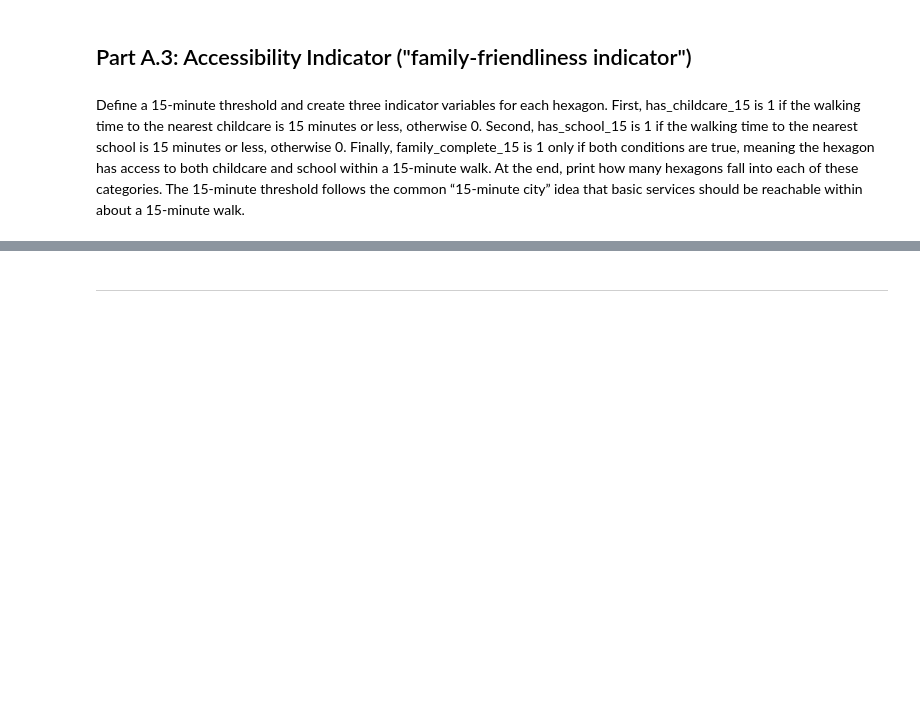
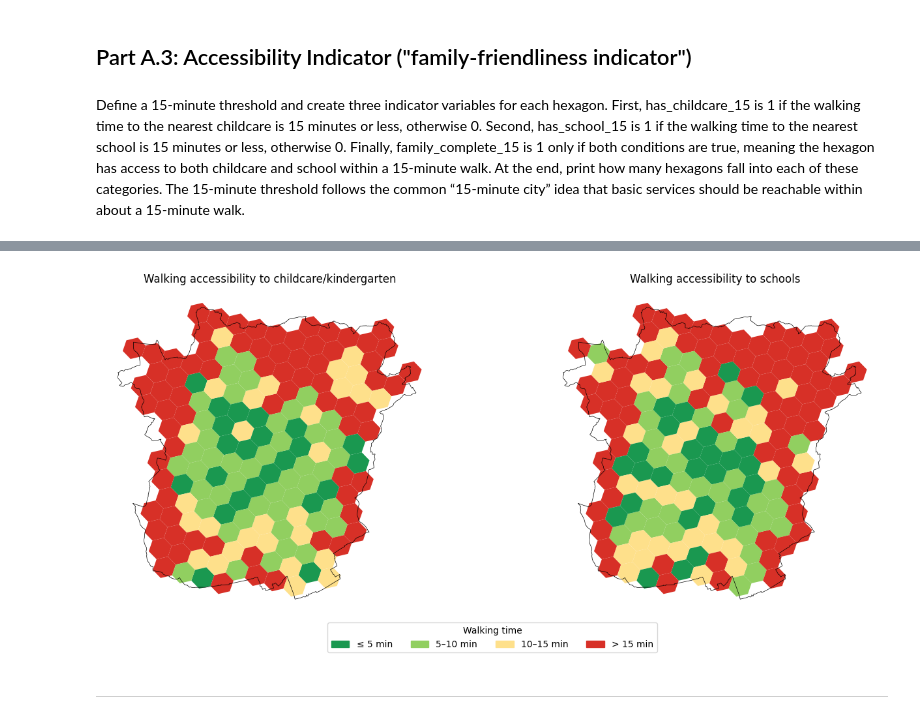
Before and after one commit to miriam-ee/GIS_FinalProject_Group2, a Jupyter notebook: group2_final.ipynb, the cells around one changed output, grey strips where cells are left out. Drawn from its saved outputs; the diff is of its cells as text; code cells hidden in the pictures; blank space fills up the shorter version.

```diff
--- a/group2_final.ipynb
+++ b/group2_final.ipynb
@@ -738,2 +756,77 @@ plt.show()
+# %%
+
+
+fig, ax = plt.subplots(1, 2, figsize=(14, 6))
+
+gdf_hex_plot = gdf_hexagons_graz.copy()
+
+# ---------- Threshold definition ----------
+bins = [0, 5, 10, 15, 60]
+labels = ["≤ 5 min", "5–10 min", "10–15 min", "> 15 min"]
+
+gdf_hex_plot["childcare_class"] = pd.cut(
+    gdf_hex_plot["t_childcare_min"],
+    bins=bins,
+    labels=labels,
+    include_lowest=True
+)
+
+gdf_hex_plot["school_class"] = pd.cut(
+    gdf_hex_plot["t_school_min"],
+    bins=bins,
+    labels=labels,
+    include_lowest=True
+)
+
+# ---------- Colormap (good → poor) ----------
+cmap = ListedColormap([
+    "#1a9850",  # very good
+    "#91cf60",  # good
+    "#fee08b",  # moderate
+    "#d73027"   # poor
+])
+
+# ---------- Plot 1: Childcare ----------
+gdf_hex_plot.plot(
+    column="childcare_class",
+    ax=ax[0],
+    cmap=cmap,
+    edgecolor="none",
+    legend=False
+)
+gdf_graz.boundary.plot(ax=ax[0], color="black", linewidth=0.5)
+ax[0].set_title("Walking accessibility to childcare/kindergarten")
+ax[0].set_axis_off()
+
+# ---------- Plot 2: Schools ----------
+gdf_hex_plot.plot(
+    column="school_class",
+    ax=ax[1],
+    cmap=cmap,
+    edgecolor="none",
+    legend=False
+)
+gdf_graz.boundary.plot(ax=ax[1], color="black", linewidth=0.5)
+ax[1].set_title("Walking accessibility to schools")
+ax[1].set_axis_off()
+
+# ---------- Shared legend ----------
+handles = [
+    mpl.patches.Patch(color=cmap.colors[i], label=labels[i])
+    for i in range(len(labels))
+]
+
+fig.legend(
+    handles=handles,
+    title="Walking time",
+    loc="lower center",
+    ncol=4,
+    frameon=True
+)
+
+plt.tight_layout(rect=[0, 0.08, 1, 1])
+plt.show()
+# %% [output]
+[figure, added]
 # %% [markdown]
 ---
```
Also changed, not shown: parts of 34 cells of this notebook, 2 other files.
